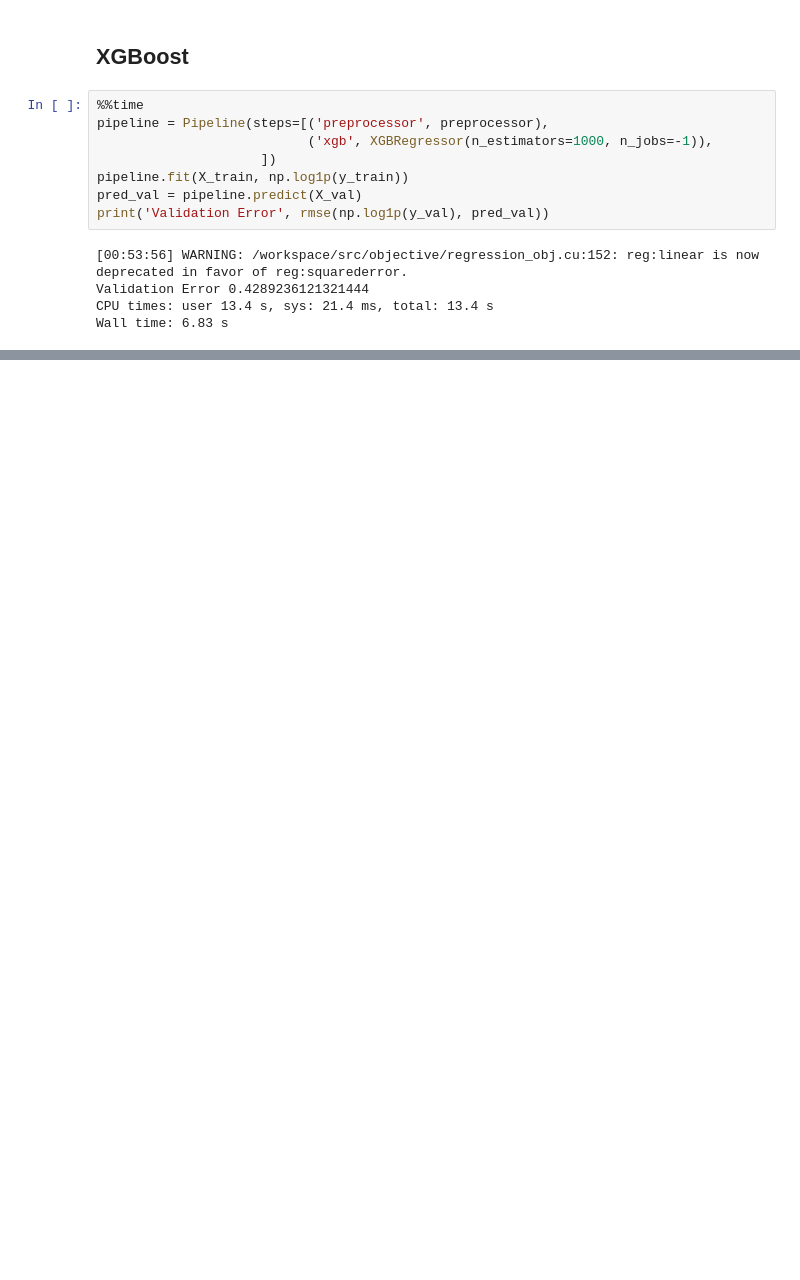
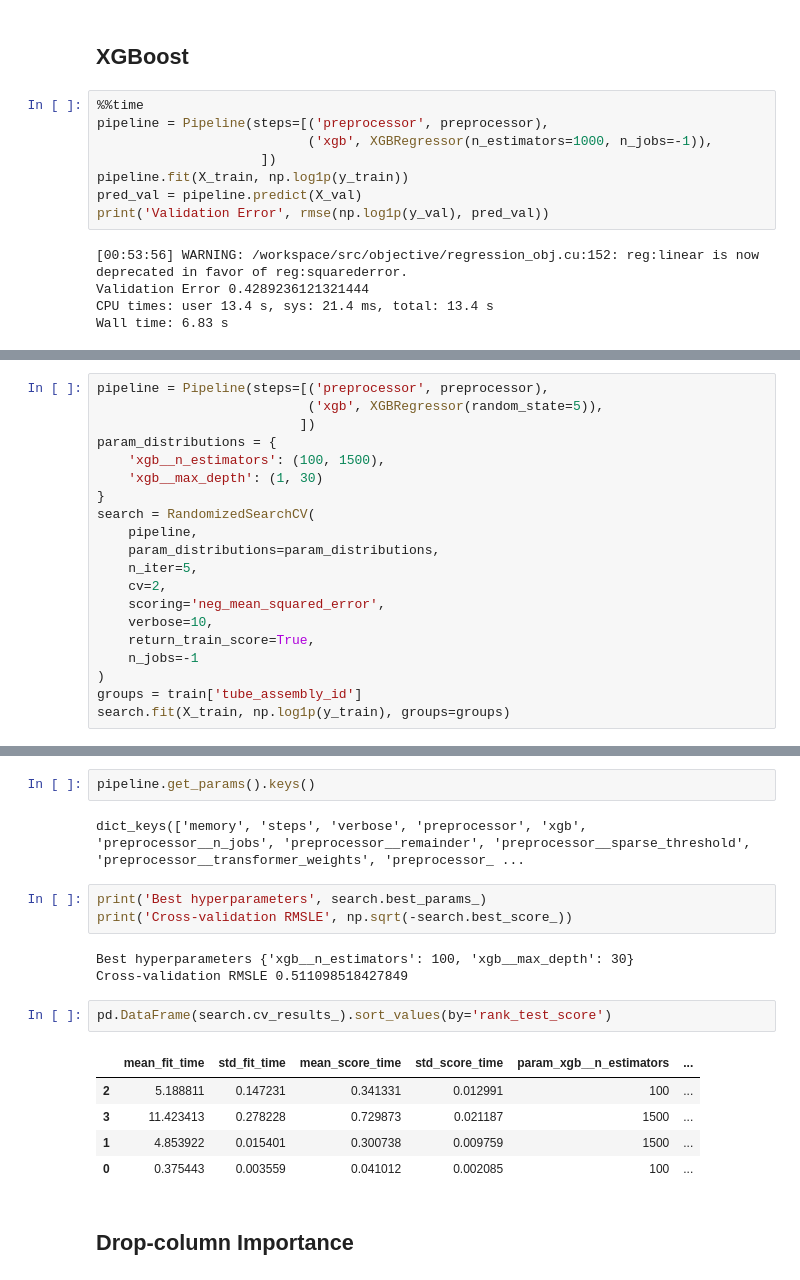
Before and after one commit to LambdaSchool/DEPRECATED-DS-Unit-2-Applied-Modeling, a Jupyter notebook: module1-log-linear-regression/log_linear_regression.ipynb, the cells around one changed output, grey strips where cells are left out. Drawn from its saved outputs; the diff is of its cells as text; blank space fills up the shorter version.

Commit message:
2019-07-25 permutation importance, etc.

```diff
--- a/module1-log-linear-regression/log_linear_regression.ipynb
+++ b/module1-log-linear-regression/log_linear_regression.ipynb
@@ -848,0 +914,20 @@ Wall time: 2.29 s
+# %%
+pipeline = Pipeline(steps=[('preprocessor', preprocessor),
+                           ('xgb', XGBRegressor(random_state=5)),
+                          ])
+param_distributions = {
+    'xgb__n_estimators': (100, 1500),
+    'xgb__max_depth': (1, 30)
+}
+search = RandomizedSearchCV(
+    pipeline,
+    param_distributions=param_distributions,
+    n_iter=5,
+    cv=2,
+    scoring='neg_mean_squared_error',
+    verbose=10,
+    return_train_score=True,
+    n_jobs=-1
+)
+groups = train['tube_assembly_id']
+search.fit(X_train, np.log1p(y_train), groups=groups)
@@ -848,0 +960,20 @@ Wall time: 2.29 s
+# %%
+pipeline.get_params().keys()
+# %% [output]
+dict_keys(['memory', 'steps', 'verbose', 'preprocessor', 'xgb', 'preprocessor__n_jobs', 'preprocessor__remainder', 'preprocessor__sparse_threshold', 'preprocessor__transformer_weights', 'preprocessor_ ...
+# %%
+print('Best hyperparameters', search.best_params_)
+print('Cross-validation RMSLE', np.sqrt(-search.best_score_))
+# %% [output]
+Best hyperparameters {'xgb__n_estimators': 100, 'xgb__max_depth': 30}
+Cross-validation RMSLE 0.511098518427849
+# %%
+pd.DataFrame(search.cv_results_).sort_values(by='rank_test_score')
+# %% [output]
+|  | mean_fit_time | std_fit_time | mean_score_time | std_score_time | param_xgb__n_estimators | ... |
+| 2 | 5.188811 | 0.147231 | 0.341331 | 0.012991 | 100 | ... |
+| 3 | 11.423413 | 0.278228 | 0.729873 | 0.021187 | 1500 | ... |
+| 1 | 4.853922 | 0.015401 | 0.300738 | 0.009759 | 1500 | ... |
+| 0 | 0.375443 | 0.003559 | 0.041012 | 0.002085 | 100 | ... |
+# %% [markdown]
+## Drop-column Importance
```
Also changed, not shown: parts of 32 cells of this notebook.
